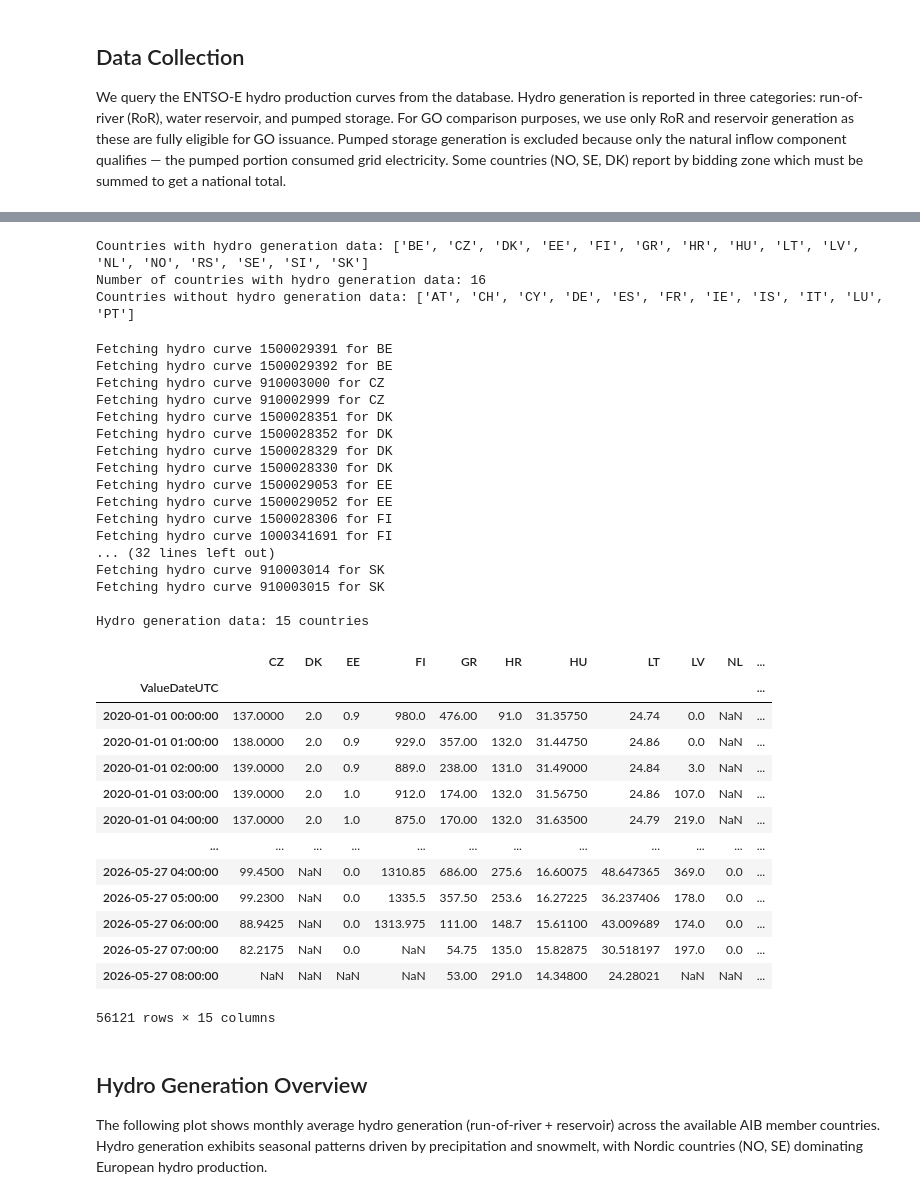
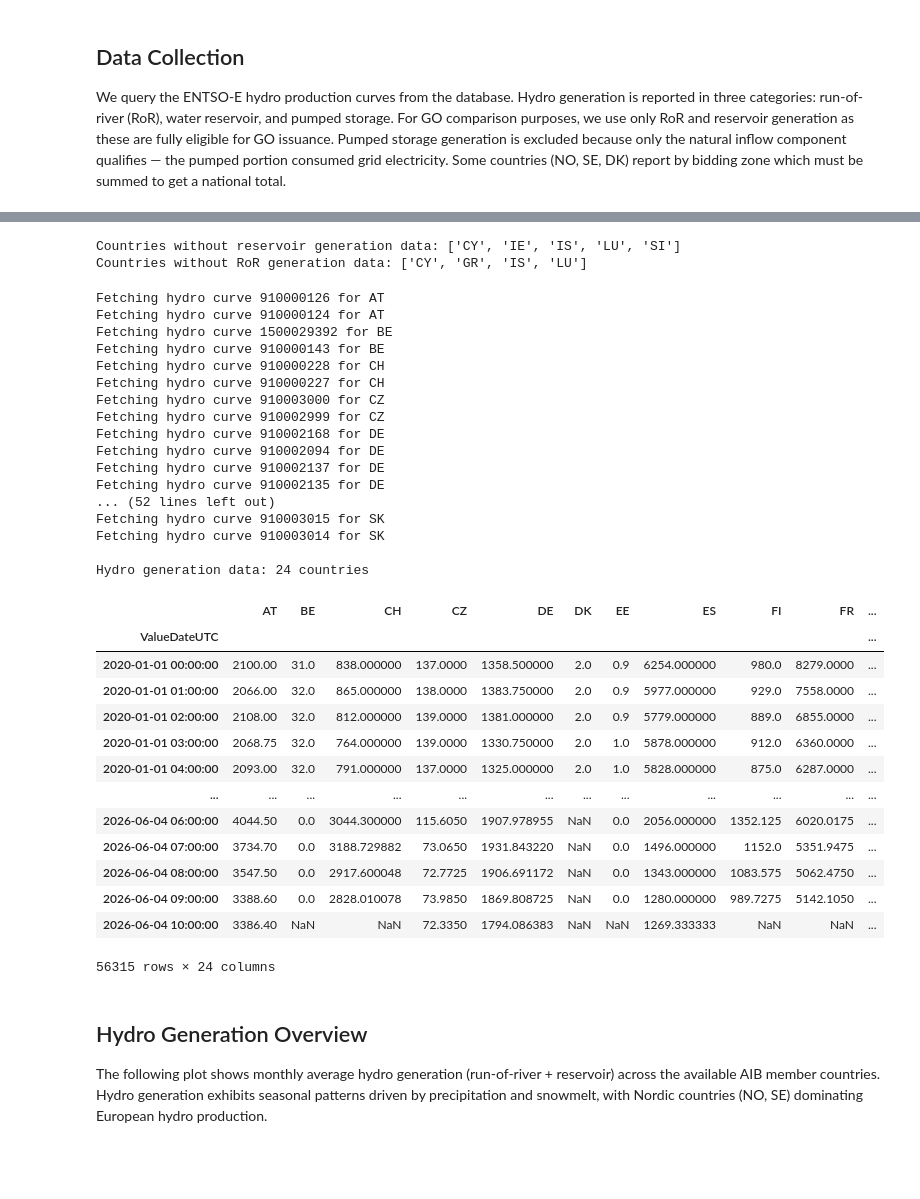
Before and after one commit to kad-incom/GOs, a Jupyter notebook: Hydro_Generation.ipynb, the cells around one changed output, grey strips where cells are left out. Cells and saved outputs as stored; diff of their text form; code cells hidden in the pictures; blank space fills up the shorter version.

```diff
--- a/Hydro_Generation.ipynb
+++ b/Hydro_Generation.ipynb
@@ -120,13 +273,9 @@ Filtered to 46 curves across 16 countries
 # %%
-available_hydro_countries = sorted(set(hydro_countries['CountryCode']))
-
-print("Countries with hydro generation data:", available_hydro_countries)
-print("Number of countries with hydro generation data:", len(available_hydro_countries))
-print("Countries without hydro generation data:", sorted(set(aib_electricity_scheme_group) - set(available_hydro_countries)))
+print("Countries without reservoir generation data:", sorted(set(aib_electricity_scheme_group) - set(hydro_curves[hydro_curves['GenerationType'] == 'reservoir']['CountryCode'])))
+print("Countries without RoR generation data:", sorted(set(aib_electricity_scheme_group) - set(hydro_curves[hydro_curves['GenerationType'] == 'ror']['CountryCode'])))
 # %% [output]
-Countries with hydro generation data: ['BE', 'CZ', 'DK', 'EE', 'FI', 'GR', 'HR', 'HU', 'LT', 'LV', 'NL', 'NO', 'RS', 'SE', 'SI', 'SK']
-Number of countries with hydro generation data: 16
-Countries without hydro generation data: ['AT', 'CH', 'CY', 'DE', 'ES', 'FR', 'IE', 'IS', 'IT', 'LU', 'PT']
+Countries without reservoir generation data: ['CY', 'IE', 'IS', 'LU', 'SI']
+Countries without RoR generation data: ['CY', 'GR', 'IS', 'LU']
 # %%
 import pandas as pd
 import matplotlib.pyplot as plt
@@ -142,67 +291,66 @@ def get_curve_data(curve_id, granularity='h'):
         FROM pub.Timeseries1_v02
         WHERE CurveId = {curve_id}
         AND ValueDateUTC >= '2020-01-01'
     """
 
     data = get_sql_query(country_query)
     data = data.sort_values('ForecastDateUTC').drop_duplicates(subset='ValueDateUTC', keep='last')
     data['ValueDateUTC'] = pd.to_datetime(data['ValueDateUTC'])
     data = data.set_index('ValueDateUTC').sort_index()
     data = data.drop(columns=['ForecastDateUTC'])
 
     resampled = resample_generation_data(data['Value'], granularity=granularity)
     return resampled
 
 hydro_generation = {}
 
-for country_code in available_hydro_countries:
-    curve_ids = hydro_countries[hydro_countries['CountryCode'] == country_code]['CurveId'].values
+for country_code in sorted(hydro_curves['CountryCode'].unique()):
+    curve_ids = hydro_curves[hydro_curves['CountryCode'] == country_code]['CurveId'].values
 
-    if len(curve_ids) > 0:
-        country_data = {}
-        for curve_id in curve_ids:
-            print(f"Fetching hydro curve {curve_id} for {country_code}")
-            country_data[curve_id] = get_curve_data(curve_id)
-        hydro_generation[country_code] = pd.DataFrame(country_data).sum(axis=1)
+    country_data = {}
+    for curve_id in curve_ids:
+        print(f"Fetching hydro curve {curve_id} for {country_code}")
+        country_data[curve_id] = get_curve_data(curve_id)
+    hydro_generation[country_code] = pd.DataFrame(country_data).sum(axis=1)
 
 # Build DataFrame with countries as columns, hourly datetime as index
 df_hydro = pd.DataFrame(hydro_generation)
 df_hydro = df_hydro.dropna(axis=1, how='all')
 
 print(f"\nHydro generation data: {df_hydro.shape[1]} countries")
 display(df_hydro)
 # %% [output]
-Fetching hydro curve 1500029391 for BE
+Fetching hydro curve 910000126 for AT
+Fetching hydro curve 910000124 for AT
 Fetching hydro curve 1500029392 for BE
+Fetching hydro curve 910000143 for BE
+Fetching hydro curve 910000228 for CH
+Fetching hydro curve 910000227 for CH
 Fetching hydro curve 910003000 for CZ
 Fetching hydro curve 910002999 for CZ
-Fetching hydro curve 1500028351 for DK
-Fetching hydro curve 1500028352 for DK
-Fetching hydro curve 1500028329 for DK
-Fetching hydro curve 1500028330 for DK
-Fetching hydro curve 1500029053 for EE
-Fetching hydro curve 1500029052 for EE
-Fetching hydro curve 1500028306 for FI
-Fetching hydro curve 1000341691 for FI
-... (32 lines left out)
+Fetching hydro curve 910002168 for DE
+Fetching hydro curve 910002094 for DE
+Fetching hydro curve 910002137 for DE
+Fetching hydro curve 910002135 for DE
+... (52 lines left out)
+Fetching hydro curve 910003015 for SK
 Fetching hydro curve 910003014 for SK
-Fetching hydro curve 910003015 for SK
 
-Hydro generation data: 15 countries
+Hydro generation data: 24 countries
-|  | CZ | DK | EE | FI | GR | HR | HU | LT | LV | NL | ... |
+|  | AT | BE | CH | CZ | DE | DK | EE | ES | FI | FR | ... |
 | ValueDateUTC |  |  |  |  |  |  |  |  |  |  | ... |
-| 2020-01-01 00:00:00 | 137.0000 | 2.0 | 0.9 | 980.0 | 476.00 | 91.0 | 31.35750 | 24.74 | 0.0 | NaN | ... |
-| 2020-01-01 01:00:00 | 138.0000 | 2.0 | 0.9 | 929.0 | 357.00 | 132.0 | 31.44750 | 24.86 | 0.0 | NaN | ... |
-| 2020-01-01 02:00:00 | 139.0000 | 2.0 | 0.9 | 889.0 | 238.00 | 131.0 | 31.49000 | 24.84 | 3.0 | NaN | ... |
-| 2020-01-01 03:00:00 | 139.0000 | 2.0 | 1.0 | 912.0 | 174.00 | 132.0 | 31.56750 | 24.86 | 107.0 | NaN | ... |
-| 2020-01-01 04:00:00 | 137.0000 | 2.0 | 1.0 | 875.0 | 170.00 | 132.0 | 31.63500 | 24.79 | 219.0 | NaN | ... |
+| 2020-01-01 00:00:00 | 2100.00 | 31.0 | 838.000000 | 137.0000 | 1358.500000 | 2.0 | 0.9 | 6254.000000 | 980.0 | 8279.0000 | ... |
+| 2020-01-01 01:00:00 | 2066.00 | 32.0 | 865.000000 | 138.0000 | 1383.750000 | 2.0 | 0.9 | 5977.000000 | 929.0 | 7558.0000 | ... |
+| 2020-01-01 02:00:00 | 2108.00 | 32.0 | 812.000000 | 139.0000 | 1381.000000 | 2.0 | 0.9 | 5779.000000 | 889.0 | 6855.0000 | ... |
+| 2020-01-01 03:00:00 | 2068.75 | 32.0 | 764.000000 | 139.0000 | 1330.750000 | 2.0 | 1.0 | 5878.000000 | 912.0 | 6360.0000 | ... |
+| 2020-01-01 04:00:00 | 2093.00 | 32.0 | 791.000000 | 137.0000 | 1325.000000 | 2.0 | 1.0 | 5828.000000 | 875.0 | 6287.0000 | ... |
 | ... | ... | ... | ... | ... | ... | ... | ... | ... | ... | ... | ... |
-| 2026-05-27 04:00:00 | 99.4500 | NaN | 0.0 | 1310.85 | 686.00 | 275.6 | 16.60075 | 48.647365 | 369.0 | 0.0 | ... |
-| 2026-05-27 05:00:00 | 99.2300 | NaN | 0.0 | 1335.5 | 357.50 | 253.6 | 16.27225 | 36.237406 | 178.0 | 0.0 | ... |
-| 2026-05-27 06:00:00 | 88.9425 | NaN | 0.0 | 1313.975 | 111.00 | 148.7 | 15.61100 | 43.009689 | 174.0 | 0.0 | ... |
-| 2026-05-27 07:00:00 | 82.2175 | NaN | 0.0 | NaN | 54.75 | 135.0 | 15.82875 | 30.518197 | 197.0 | 0.0 | ... |
-| 2026-05-27 08:00:00 | NaN | NaN | NaN | NaN | 53.00 | 291.0 | 14.34800 | 24.28021 | NaN | NaN | ... |
+| 2026-06-04 06:00:00 | 4044.50 | 0.0 | 3044.300000 | 115.6050 | 1907.978955 | NaN | 0.0 | 2056.000000 | 1352.125 | 6020.0175 | ... |
+| 2026-06-04 07:00:00 | 3734.70 | 0.0 | 3188.729882 | 73.0650 | 1931.843220 | NaN | 0.0 | 1496.000000 | 1152.0 | 5351.9475 | ... |
+| 2026-06-04 08:00:00 | 3547.50 | 0.0 | 2917.600048 | 72.7725 | 1906.691172 | NaN | 0.0 | 1343.000000 | 1083.575 | 5062.4750 | ... |
+| 2026-06-04 09:00:00 | 3388.60 | 0.0 | 2828.010078 | 73.9850 | 1869.808725 | NaN | 0.0 | 1280.000000 | 989.7275 | 5142.1050 | ... |
+| 2026-06-04 10:00:00 | 3386.40 | NaN | NaN | 72.3350 | 1794.086383 | NaN | NaN | 1269.333333 | NaN | NaN | ... |
-56121 rows × 15 columns
+56315 rows × 24 columns
 # %% [markdown]
 ## Hydro Generation Overview
 
```
Also changed, not shown: parts of 9 cells of this notebook, 6 other files.
